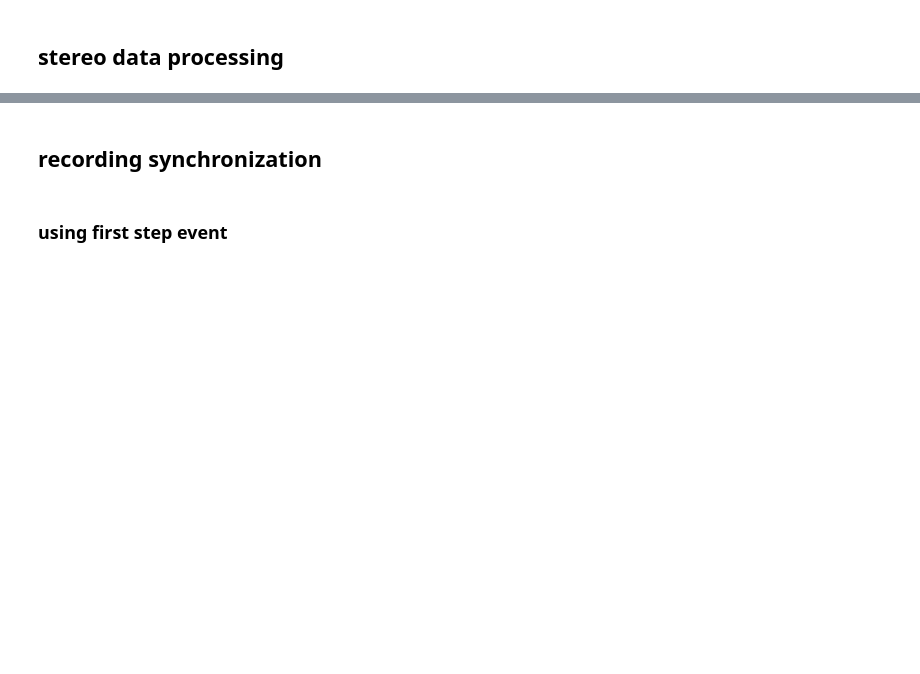
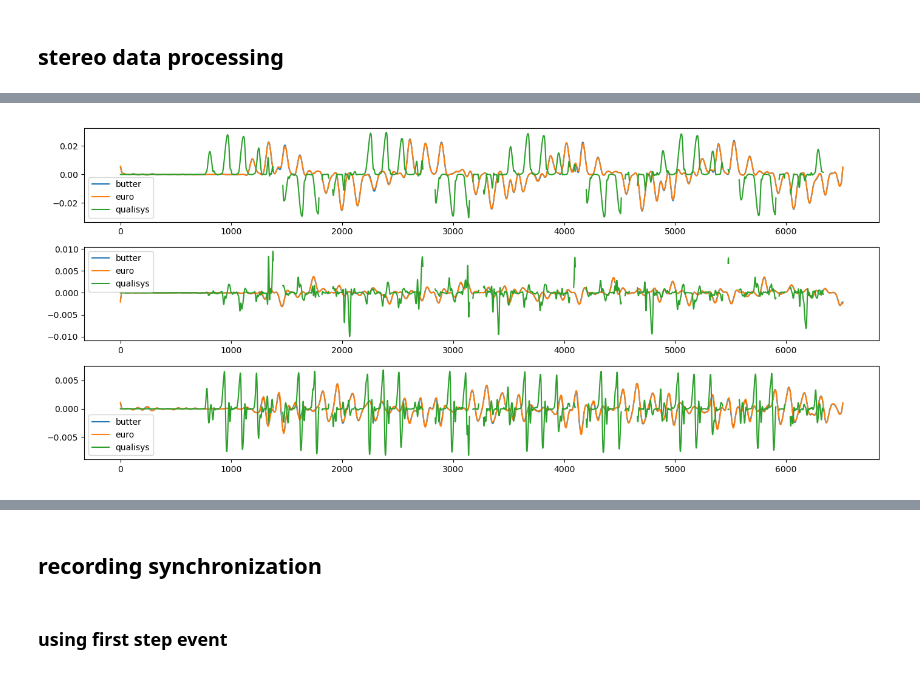
Before and after one commit to MateUnger/StereoVision, a Jupyter notebook: pipeline.ipynb, the cells around one changed output, grey strips where cells are left out. Drawn from its saved outputs; the diff is of its cells as text; code cells hidden in the pictures; blank space fills up the shorter version.

```diff
--- a/pipeline.ipynb
+++ b/pipeline.ipynb
@@ -2047,9 +2478,9 @@ KeysView(NpzFile 'stereo_videos\\validation_test\\mate_unger\\normal_walking\\pr
 # %%
-# transform to global coords
+# TRANSFORM TO GLOBAL COORDS
 calibraiton_img_path = f"stereo_videos\\validation_test\\{participant}\\{paradigm}\\stereo_calibration.png"
 R, t = get_extrinsics(calibraiton_img_path, camera_serial_number='SN43916681', debug_fig_path=None)
-keypoints_3d_global = transform_to_global_frame(camera_frame_keypoints=keypoints_3d_prefiltered,rotation_matrix=R, translation_vector=t)
-keypoints_3d_global.shape
+keypoints_3d_euro = transform_to_global_frame(camera_frame_keypoints=keypoints_3d_euro,rotation_matrix=R, translation_vector=t)
+keypoints_3d_butter = transform_to_global_frame(camera_frame_keypoints=keypoints_3d_butter, rotation_matrix=R, translation_vector=t)
 # %% [output]
 corners found: 24
 distance: 3.29 m
@@ -2134,0 +2527,20 @@ Saved progress to stereo_videos\validation_test\mate_unger\normal_walking\stereo
+# %%
+# VELOCITY PLOT (EACH AXIS)
+fig, axs = plt.subplots(3,1, figsize=(14,6))
+axs[0].plot(np.diff(keypoints_3d_butter[:,r_ankle_idx,0]), label="butter")
+axs[0].plot(np.diff(keypoints_3d_euro[:,r_ankle_idx,0]), label="euro")
+axs[0].plot(np.diff(qualisys_keypoints[:,r_ankle_idx_q,0]), label="qualisys")
+
+axs[1].plot(np.diff(keypoints_3d_butter[:,r_ankle_idx,1]), label="butter")
+axs[1].plot(np.diff(keypoints_3d_euro[:,r_ankle_idx,1]), label="euro")
+axs[1].plot(np.diff(qualisys_keypoints[:,r_ankle_idx_q,1]), label="qualisys")
+
+axs[2].plot(np.diff(keypoints_3d_butter[:,r_ankle_idx,2]), label="butter")
+axs[2].plot(np.diff(keypoints_3d_euro[:,r_ankle_idx,2]), label="euro")
+axs[2].plot(np.diff(qualisys_keypoints[:,r_ankle_idx_q,2]), label="qualisys")
+
+for ax in axs:
+    ax.legend()
+plt.tight_layout()
+# %% [output]
+[figure, added]
```
Also changed, not shown: parts of 62 cells of this notebook, 1 other file.
